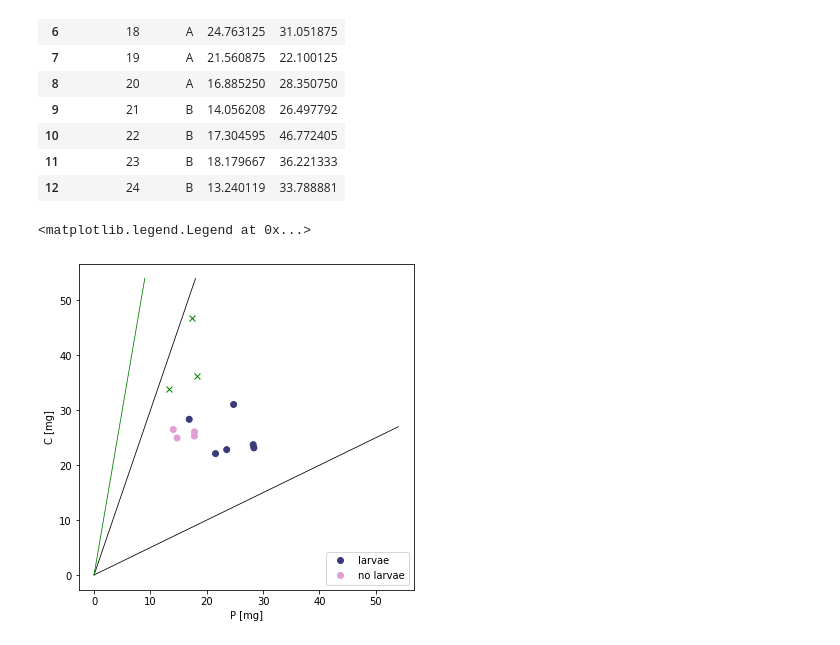
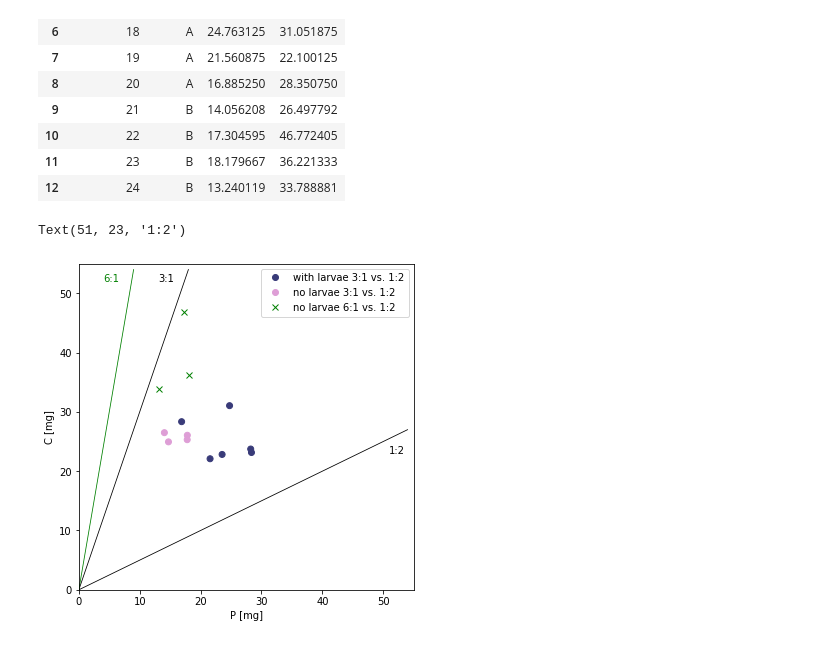
Before and after one commit to liorbalti/TwoColorAnts, a Jupyter notebook: All_colonies_intake_by_weight.ipynb, the cells around one changed output. Saved outputs shown, nothing was run; the diff lists cells and outputs as text; code cells hidden in the pictures.

```diff
--- a/All_colonies_intake_by_weight.ipynb
+++ b/All_colonies_intake_by_weight.ipynb
@@ -90,20 +90,27 @@ intake_df
 # %%
 fig, ax = plt.subplots(figsize=(6,6))
 rows_6_1 = exp_details.C_red==6
 sc = ax.scatter(intake_df.P_mg[~rows_6_1], intake_df.C_mg[~rows_6_1], c = pd.Categorical(intake_df.Colony[~rows_6_1]).codes, cmap='tab20b')
 sc6 = ax.plot(intake_df.P_mg[rows_6_1], intake_df.C_mg[rows_6_1], 'xg')
 green_x = mlines.Line2D([], [], color='g', marker='x', linestyle='none', label='no larvae C:P 1:2 vs. 1:6')
 first_legend=plt.legend(handles=[green_x])
 plt.xlabel('P [mg]')
 plt.ylabel('C [mg]')
 plt.plot([0, 54],[0, 27],'k',linewidth=0.8)
 plt.plot([0,18],[0, 54],'k',linewidth=0.8)
 plt.plot([0,9],[0,54],'g',linewidth=0.8)
 # ax.add_artist(first_legend)
-ax.legend(sc.legend_elements()[0], ['larvae', 'no larvae'], loc='lower right')
+jj = sc.legend_elements()[0]
+jj.append(green_x)
+ax.legend(jj, ['with larvae 3:1 vs. 1:2', 'no larvae 3:1 vs. 1:2','no larvae 6:1 vs. 1:2'])
+plt.xlim([0,55])
+plt.ylim([0,55])
+plt.text(4,52,'6:1',{'color':'g'})
+plt.text(13,52,'3:1')
+plt.text(51,23,'1:2')
 # %% [output]
-<matplotlib.legend.Legend at 0x...>
+Text(51, 23, '1:2')
-[figure, old version]
+[figure, new version]
 # %%
 %matplotlib qt
 fig2, ax2 = plt.subplots(figsize=(4.5,4.5))
```
Also changed, not shown: 3 other files.
